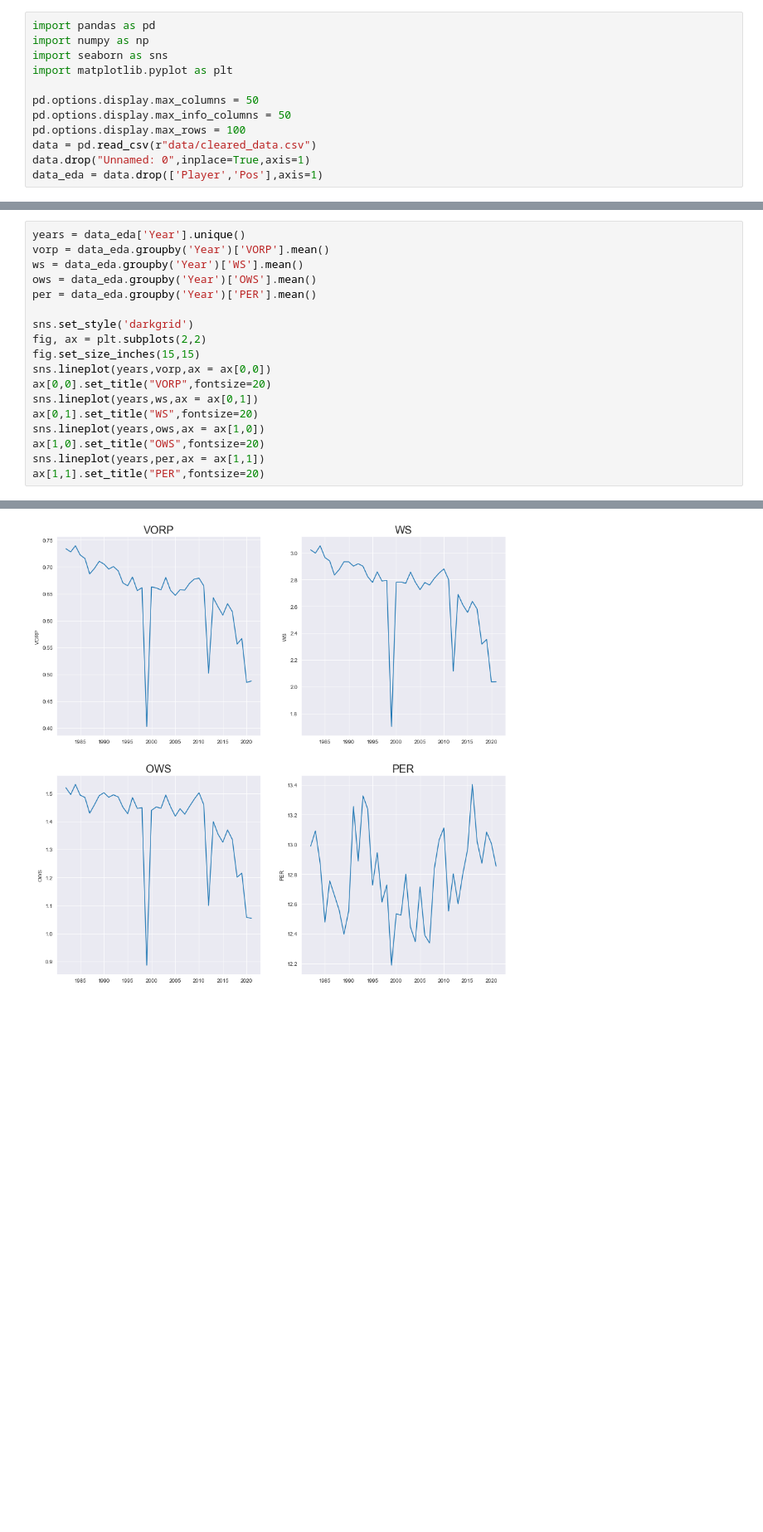
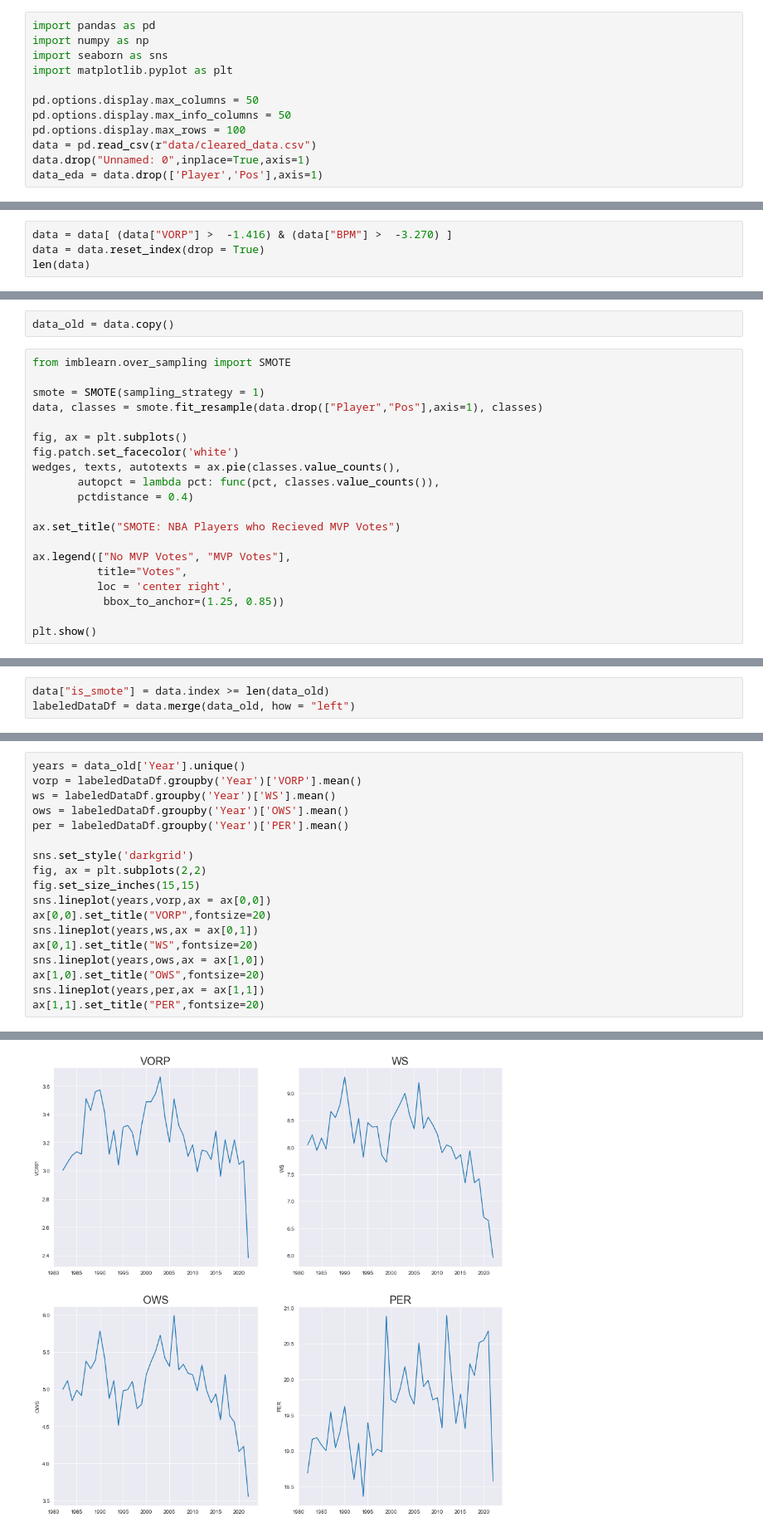
Before and after one commit to dgortych/MVP_Prediction---Thesis, a Jupyter notebook: eda.ipynb, the cells around one changed output, grey strips where cells are left out. Shown: that part at 83% size. Cells and saved outputs as stored; diff of their text form; blank space fills up the shorter version.

```diff
--- a/eda.ipynb
+++ b/eda.ipynb
@@ -98,0 +296,4 @@ fig.set_facecolor('white')
+# %%
+data = data[ (data["VORP"] >  -1.416) & (data["BPM"] >  -3.270) ]
+data = data.reset_index(drop = True)
+len(data)
@@ -98,0 +326,22 @@ fig.set_facecolor('white')
+# %%
+data_old = data.copy()
+# %%
+from imblearn.over_sampling import SMOTE
+
+smote = SMOTE(sampling_strategy = 1)
+data, classes = smote.fit_resample(data.drop(["Player","Pos"],axis=1), classes)
+
+fig, ax = plt.subplots()
+fig.patch.set_facecolor('white')
+wedges, texts, autotexts = ax.pie(classes.value_counts(),
+       autopct = lambda pct: func(pct, classes.value_counts()),
+       pctdistance = 0.4)
+
+ax.set_title("SMOTE: NBA Players who Recieved MVP Votes")
+
+ax.legend(["No MVP Votes", "MVP Votes"],
+          title="Votes",
+          loc = 'center right',
+           bbox_to_anchor=(1.25, 0.85))
+
+plt.show()
@@ -98,0 +350,3 @@ fig.set_facecolor('white')
+# %%
+data["is_smote"] = data.index >= len(data_old)
+labeledDataDf = data.merge(data_old, how = "left")
@@ -120,22 +376,22 @@ fig.set_facecolor('white')
 # %%
-years = data_eda['Year'].unique()
-vorp = data_eda.groupby('Year')['VORP'].mean()
-ws = data_eda.groupby('Year')['WS'].mean()
-ows = data_eda.groupby('Year')['OWS'].mean()
-per = data_eda.groupby('Year')['PER'].mean()
+years = data_old['Year'].unique()
+vorp = labeledDataDf.groupby('Year')['VORP'].mean()
+ws = labeledDataDf.groupby('Year')['WS'].mean()
+ows = labeledDataDf.groupby('Year')['OWS'].mean()
+per = labeledDataDf.groupby('Year')['PER'].mean()
 
 sns.set_style('darkgrid')
 fig, ax = plt.subplots(2,2)
 fig.set_size_inches(15,15)
 sns.lineplot(years,vorp,ax = ax[0,0])
 ax[0,0].set_title("VORP",fontsize=20)
 sns.lineplot(years,ws,ax = ax[0,1])
 ax[0,1].set_title("WS",fontsize=20)
 sns.lineplot(years,ows,ax = ax[1,0])
 ax[1,0].set_title("OWS",fontsize=20)
 sns.lineplot(years,per,ax = ax[1,1])
 ax[1,1].set_title("PER",fontsize=20)
 # %% [output]
 Text(0.5, 1.0, 'PER')
-[figure, old version]
+[figure, new version]
 # %%
```
Also changed, not shown: parts of 32 cells of this notebook, 14 other files.
